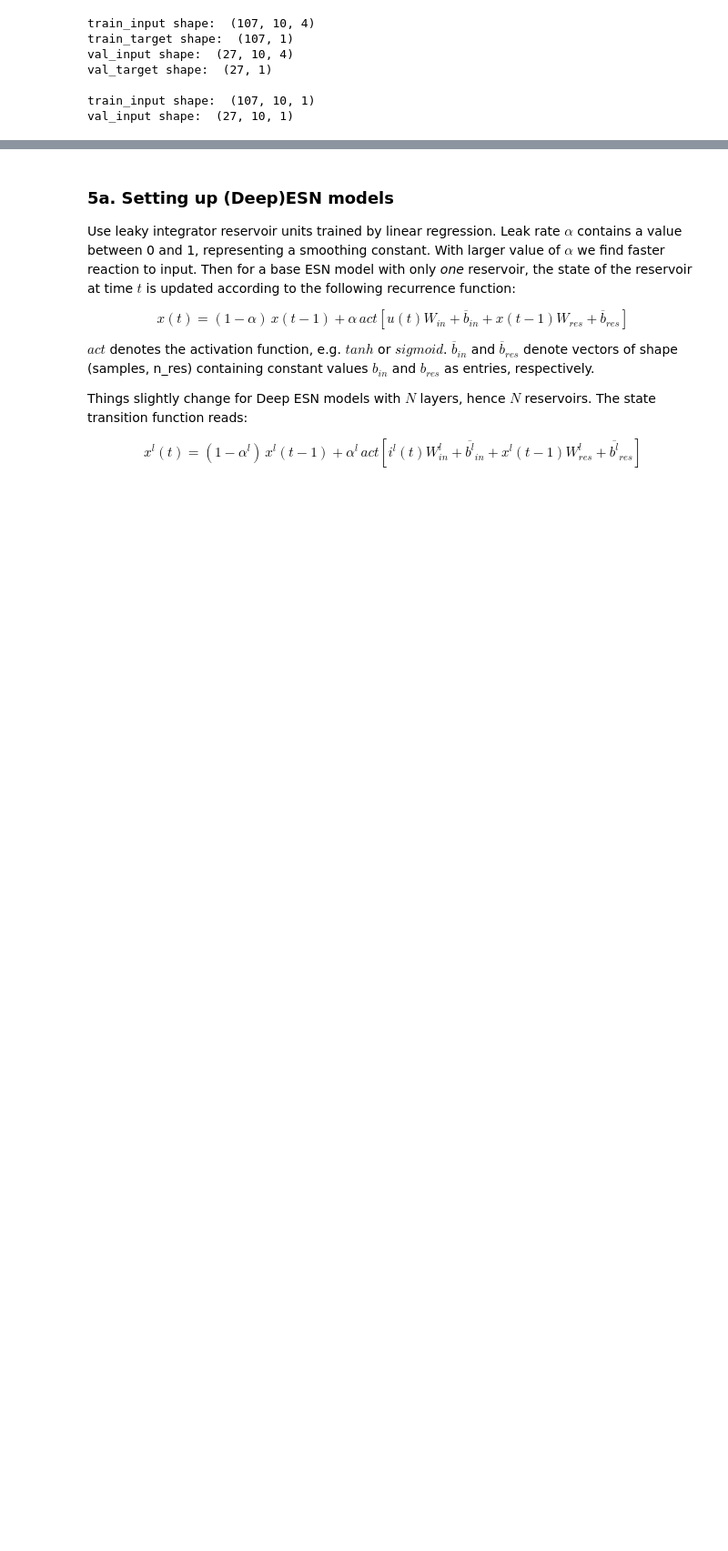
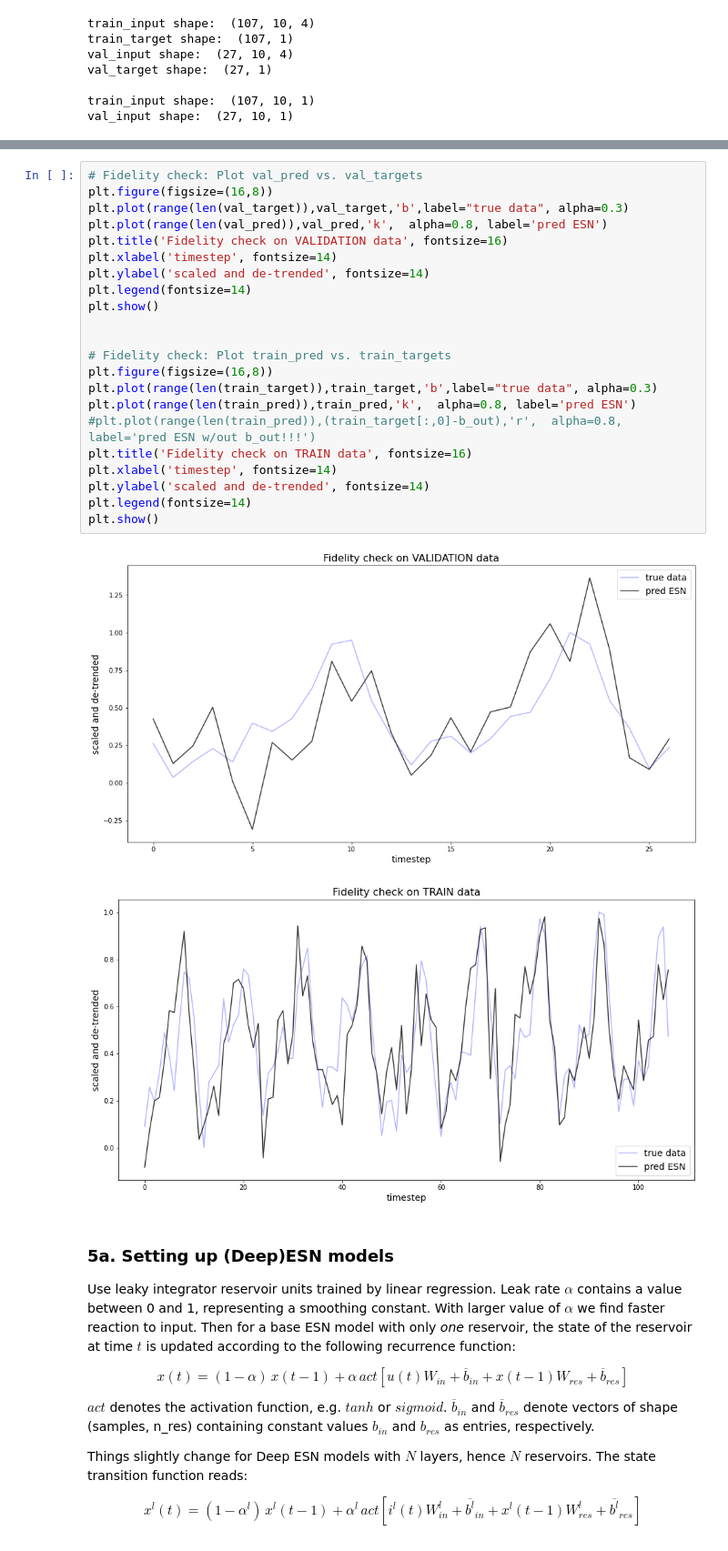
Before and after one commit to MarcoLandtHayen/EchoStateNetworks, a Jupyter notebook: notebooks/ESN_wrapUP_decomposition_and_DeepESN.ipynb, the cells around one changed output, grey strips where cells are left out. Shown at 91% size. Cells and saved outputs as stored; diff of their text form; blank space fills up the shorter version.

```diff
--- a/notebooks/ESN_wrapUP_decomposition_and_DeepESN.ipynb
+++ b/notebooks/ESN_wrapUP_decomposition_and_DeepESN.ipynb
@@ -797,3 +772,28 @@ train_mae:  0.1204
+# %%
+# Fidelity check: Plot val_pred vs. val_targets
+plt.figure(figsize=(16,8))
+plt.plot(range(len(val_target)),val_target,'b',label="true data", alpha=0.3)
+plt.plot(range(len(val_pred)),val_pred,'k',  alpha=0.8, label='pred ESN')
+plt.title('Fidelity check on VALIDATION data', fontsize=16)
+plt.xlabel('timestep', fontsize=14)
+plt.ylabel('scaled and de-trended', fontsize=14)
+plt.legend(fontsize=14)
+plt.show()
+
+
+# Fidelity check: Plot train_pred vs. train_targets
+plt.figure(figsize=(16,8))
+plt.plot(range(len(train_target)),train_target,'b',label="true data", alpha=0.3)
+plt.plot(range(len(train_pred)),train_pred,'k',  alpha=0.8, label='pred ESN')
+#plt.plot(range(len(train_pred)),(train_target[:,0]-b_out),'r',  alpha=0.8, label='pred ESN w/out b_out!!!')
+plt.title('Fidelity check on TRAIN data', fontsize=16)
+plt.xlabel('timestep', fontsize=14)
+plt.ylabel('scaled and de-trended', fontsize=14)
+plt.legend(fontsize=14)
+plt.show()
+# %% [output]
+[figure, added]
+[figure, added]
 # %% [markdown]
 ### 5a. Setting up (Deep)ESN models
 
```
Also changed, not shown: parts of 42 cells of this notebook, 2 other files.
